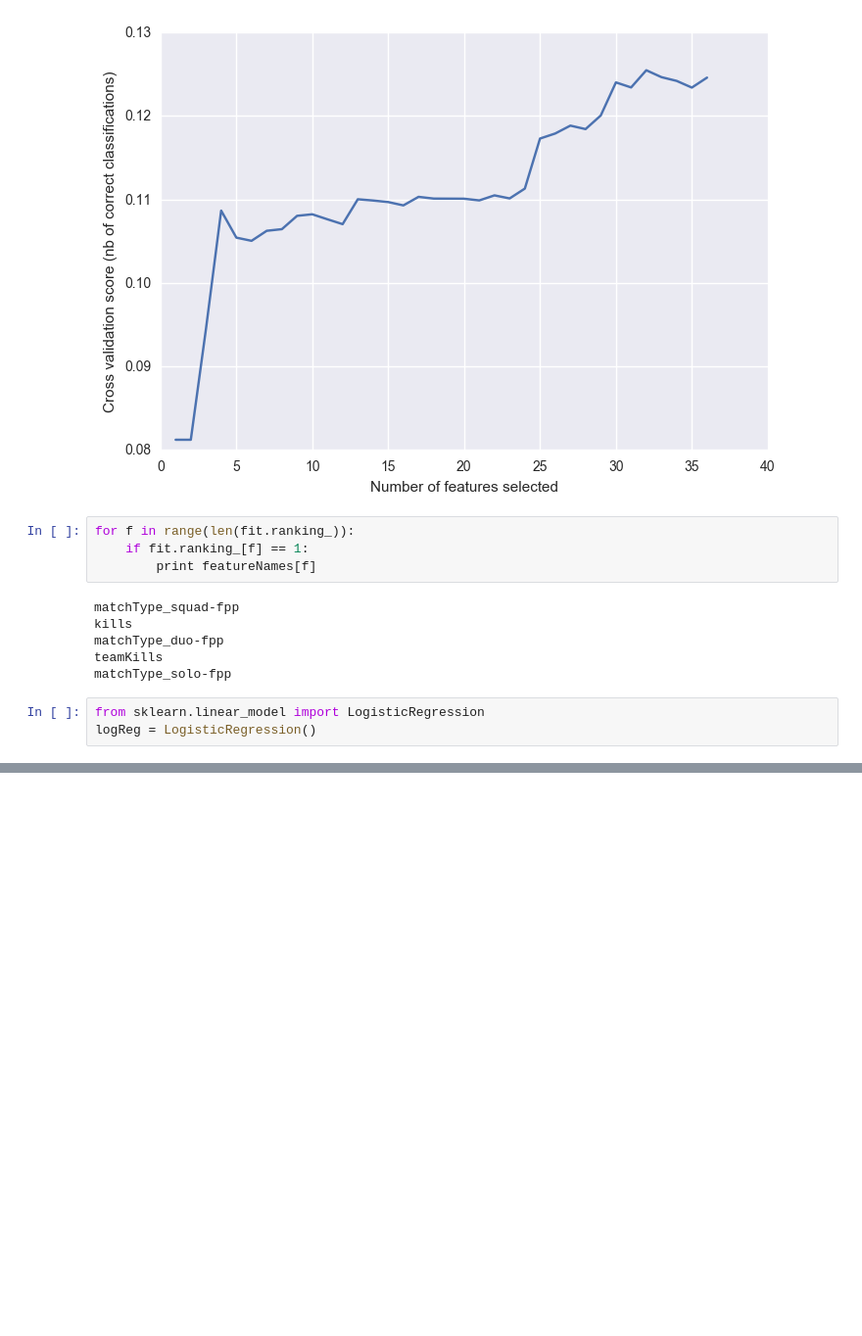
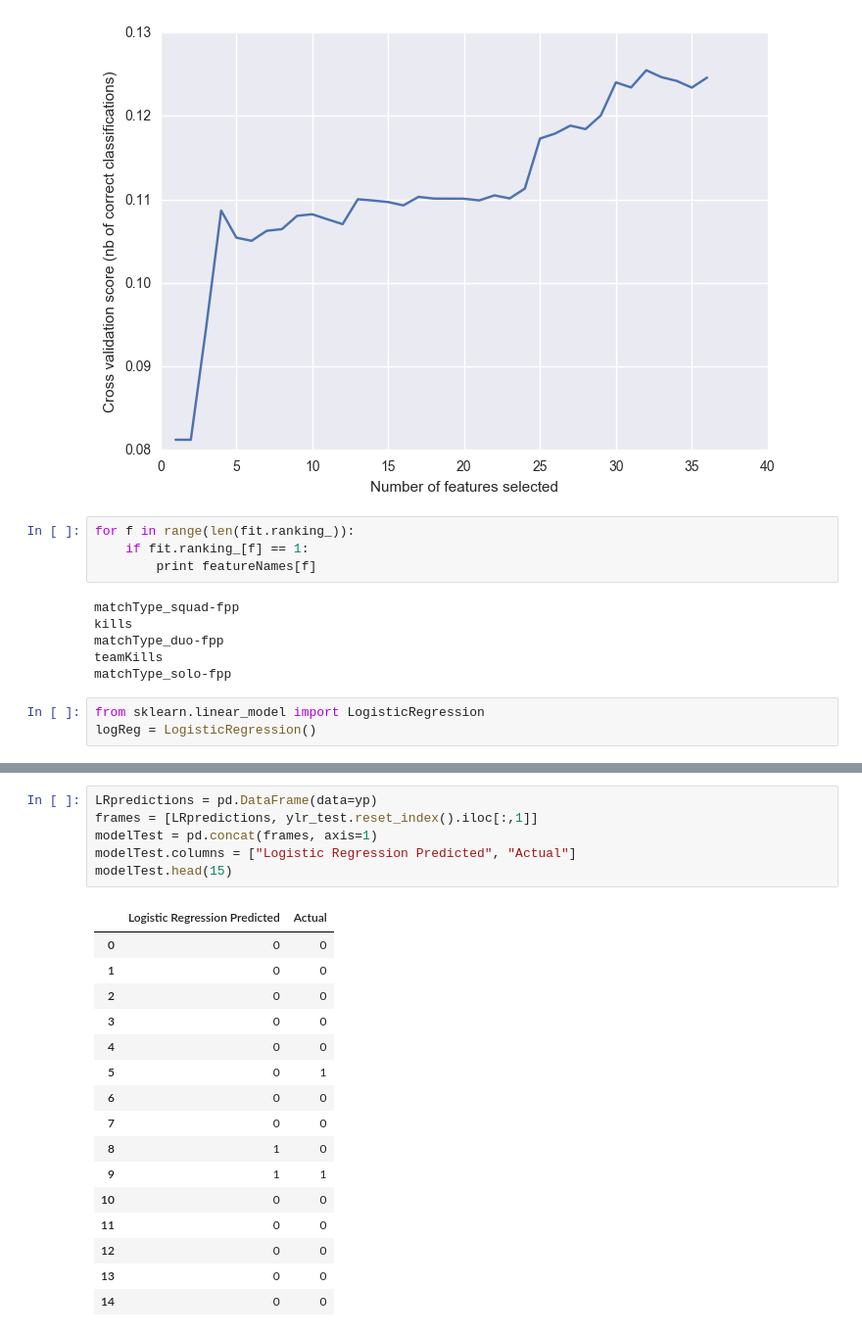
Before and after one commit to sslogar/STA4211Project, a Jupyter notebook: 4212NB.ipynb, the cells around one changed output, grey strips where cells are left out. Shown: that part at 98% size. Saved outputs shown, nothing was run; the diff lists cells and outputs as text; blank space fills up the shorter version.

```diff
--- a/4212NB.ipynb
+++ b/4212NB.ipynb
@@ -523,0 +570,23 @@ logReg = LogisticRegression()
+# %%
+LRpredictions = pd.DataFrame(data=yp)
+frames = [LRpredictions, ylr_test.reset_index().iloc[:,1]]
+modelTest = pd.concat(frames, axis=1)
+modelTest.columns = ["Logistic Regression Predicted", "Actual"]
+modelTest.head(15)
+# %% [output]
+|  | Logistic Regression Predicted | Actual |
+| 0 | 0 | 0 |
+| 1 | 0 | 0 |
+| 2 | 0 | 0 |
+| 3 | 0 | 0 |
+| 4 | 0 | 0 |
+| 5 | 0 | 1 |
+| 6 | 0 | 0 |
+| 7 | 0 | 0 |
+| 8 | 1 | 0 |
+| 9 | 1 | 1 |
+| 10 | 0 | 0 |
+| 11 | 0 | 0 |
+| 12 | 0 | 0 |
+| 13 | 0 | 0 |
+| 14 | 0 | 0 |
```
Also changed, not shown: parts of 18 cells of this notebook, 1 other file.
